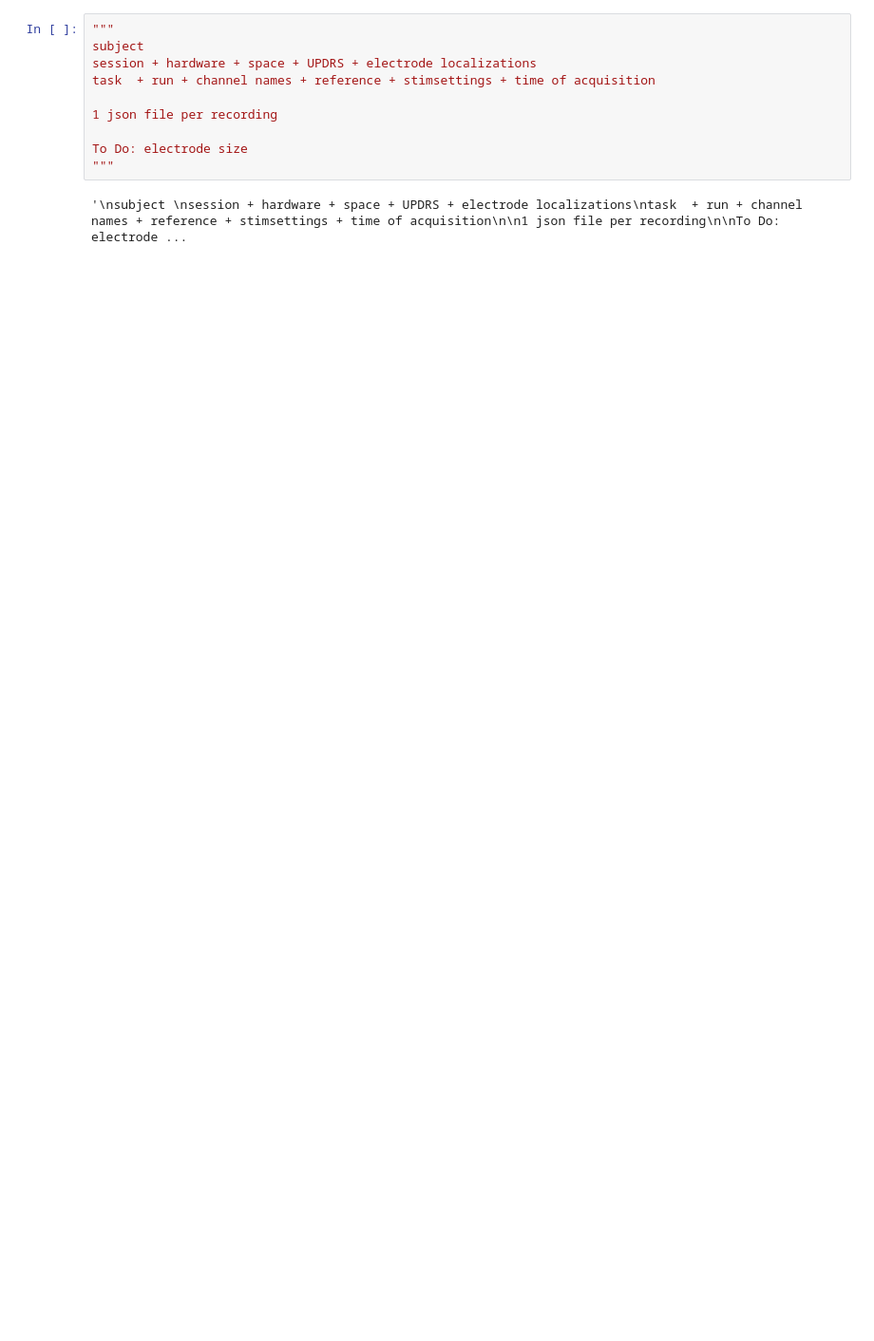
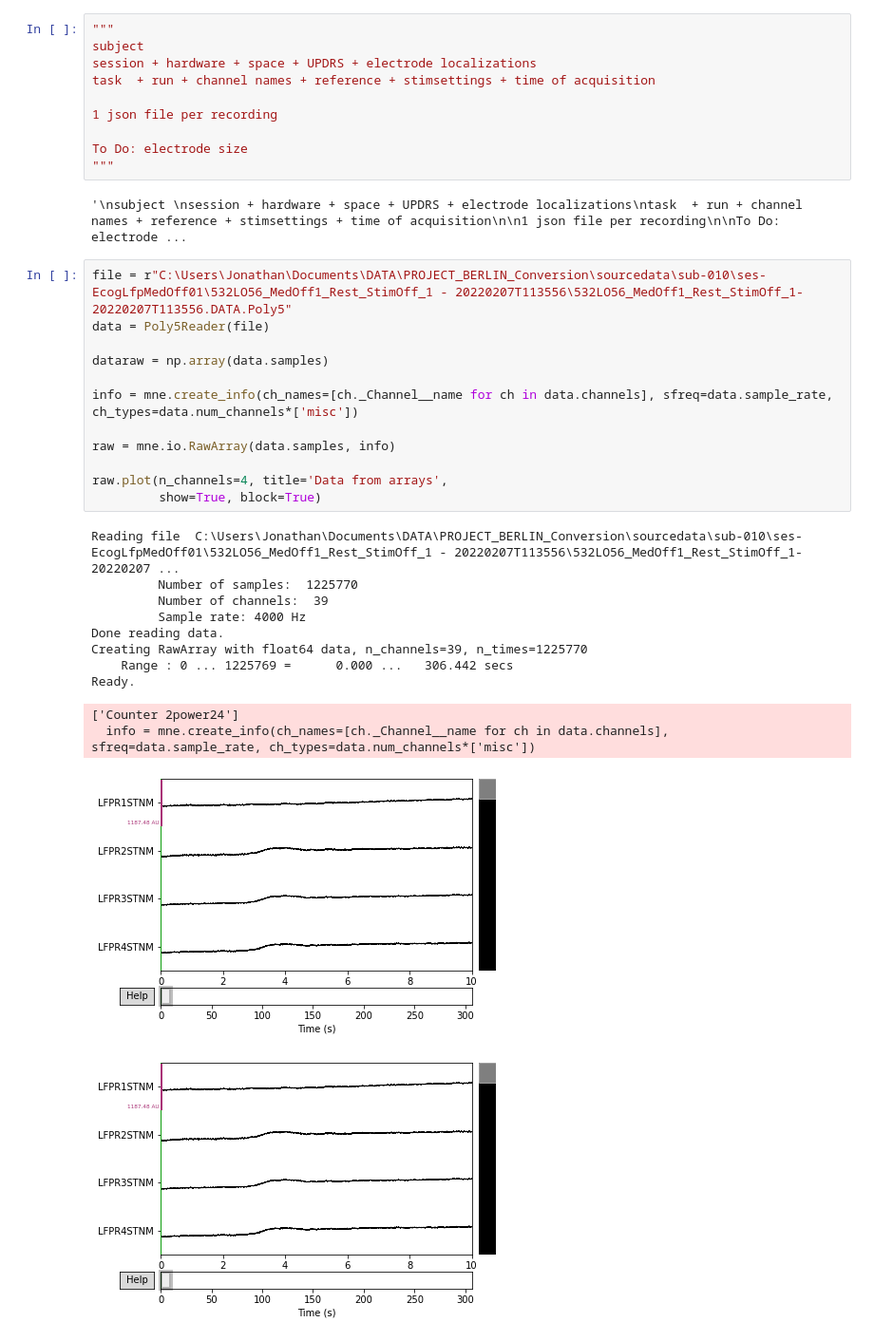
Before and after one commit to neuromodulation/icn, a Jupyter notebook: icn_bids/templates/BIDS_input_frontend.ipynb, the cells around one changed output. Shown at 95% size. Saved outputs shown, nothing was run; the diff lists cells and outputs as text; blank space fills up the shorter version.

```diff
--- a/icn_bids/templates/BIDS_input_frontend.ipynb
+++ b/icn_bids/templates/BIDS_input_frontend.ipynb
@@ -63,3 +84,28 @@ To Do: electrode size
 """
 # %% [output]
 '\nsubject \nsession + hardware + space + UPDRS + electrode localizations\ntask  + run + channel names + reference + stimsettings + time of acquisition\n\n1 json file per recording\n\nTo Do: electrode ...
+# %%
+file = r"C:\Users\Jonathan\Documents\DATA\PROJECT_BERLIN_Conversion\sourcedata\sub-010\ses-EcogLfpMedOff01\532LO56_MedOff1_Rest_StimOff_1 - 20220207T113556\532LO56_MedOff1_Rest_StimOff_1-20220207T113556.DATA.Poly5"
+data = Poly5Reader(file)
+
+dataraw = np.array(data.samples)
+
+info = mne.create_info(ch_names=[ch._Channel__name for ch in data.channels], sfreq=data.sample_rate, ch_types=data.num_channels*['misc'])
+
+raw = mne.io.RawArray(data.samples, info)
+
+raw.plot(n_channels=4, title='Data from arrays',
+         show=True, block=True)
+# %% [output]
+Reading file  C:\Users\Jonathan\Documents\DATA\PROJECT_BERLIN_Conversion\sourcedata\sub-010\ses-EcogLfpMedOff01\532LO56_MedOff1_Rest_StimOff_1 - 20220207T113556\532LO56_MedOff1_Rest_StimOff_1-20220207 ...
+         Number of samples:  1225770
+         Number of channels:  39
+         Sample rate: 4000 Hz
+Done reading data.
+Creating RawArray with float64 data, n_channels=39, n_times=1225770
+    Range : 0 ... 1225769 =      0.000 ...   306.442 secs
+Ready.
+['Counter 2power24']
+  info = mne.create_info(ch_names=[ch._Channel__name for ch in data.channels], sfreq=data.sample_rate, ch_types=data.num_channels*['misc'])
+[figure, added]
+[figure, added]
```
Also changed, not shown: parts of 3 cells of this notebook, 6 other files.
